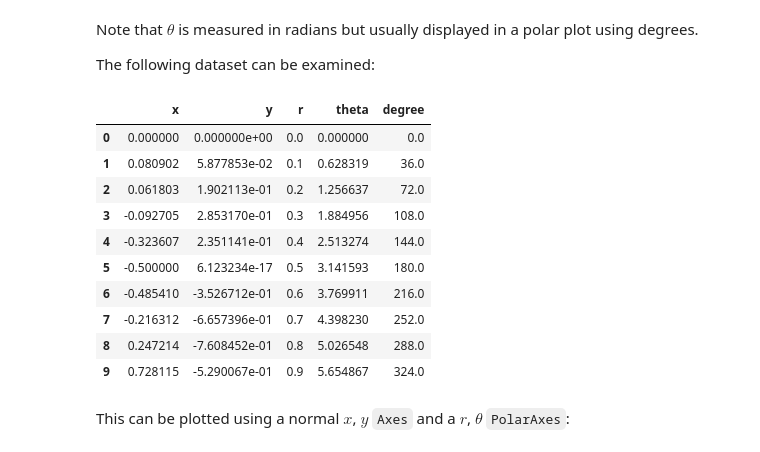
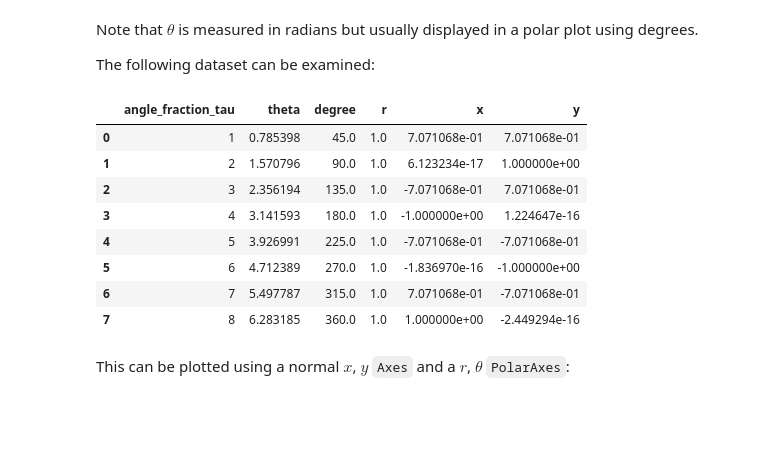
Before and after one commit to PhilipYip1988/python-notebooks, a Jupyter notebook: matplotlib_library/notebook_introduction.ipynb, the cells around one changed output. Saved outputs shown, nothing was run; the diff lists cells and outputs as text; code cells hidden in the pictures; blank space fills up the shorter version.

````diff
--- a/matplotlib_library/notebook_introduction.ipynb
+++ b/matplotlib_library/notebook_introduction.ipynb
@@ -549,25 +551,23 @@ Note that $\theta$ is measured in radians but usually displayed in a polar plot
 
 The following dataset can be examined:
 # %%
-r = np.arange(0, 1, 0.1)
-theta = 2 * np.pi * r
+angle_fraction_tau = np.arange(1, 9, 1)
+theta = (angle_fraction_tau / 8) * math.tau
 degree = np.rad2deg(theta)
-
+r = np.ones((8,))
 y = r * np.sin(theta)
 x = r * np.cos(theta)
 
-pd.DataFrame({'x': x, 'y': y, 'r': r, 'theta': theta, 'degree': degree, })
+pd.DataFrame({'angle_fraction_tau': angle_fraction_tau, 'theta': theta, 'degree': degree, 'r': r, 'x': x, 'y': y})
 # %% [output]
-|  | x | y | r | theta | degree |
-| 0 | 0.000000 | 0.000000e+00 | 0.0 | 0.000000 | 0.0 |
-| 1 | 0.080902 | 5.877853e-02 | 0.1 | 0.628319 | 36.0 |
-| 2 | 0.061803 | 1.902113e-01 | 0.2 | 1.256637 | 72.0 |
-| 3 | -0.092705 | 2.853170e-01 | 0.3 | 1.884956 | 108.0 |
-| 4 | -0.323607 | 2.351141e-01 | 0.4 | 2.513274 | 144.0 |
-| 5 | -0.500000 | 6.123234e-17 | 0.5 | 3.141593 | 180.0 |
-| 6 | -0.485410 | -3.526712e-01 | 0.6 | 3.769911 | 216.0 |
-| 7 | -0.216312 | -6.657396e-01 | 0.7 | 4.398230 | 252.0 |
-| 8 | 0.247214 | -7.608452e-01 | 0.8 | 5.026548 | 288.0 |
-| 9 | 0.728115 | -5.290067e-01 | 0.9 | 5.654867 | 324.0 |
+|  | angle_fraction_tau | theta | degree | r | x | y |
+| 0 | 1 | 0.785398 | 45.0 | 1.0 | 7.071068e-01 | 7.071068e-01 |
+| 1 | 2 | 1.570796 | 90.0 | 1.0 | 6.123234e-17 | 1.000000e+00 |
+| 2 | 3 | 2.356194 | 135.0 | 1.0 | -7.071068e-01 | 7.071068e-01 |
+| 3 | 4 | 3.141593 | 180.0 | 1.0 | -1.000000e+00 | 1.224647e-16 |
+| 4 | 5 | 3.926991 | 225.0 | 1.0 | -7.071068e-01 | -7.071068e-01 |
+| 5 | 6 | 4.712389 | 270.0 | 1.0 | -1.836970e-16 | -1.000000e+00 |
+| 6 | 7 | 5.497787 | 315.0 | 1.0 | 7.071068e-01 | -7.071068e-01 |
+| 7 | 8 | 6.283185 | 360.0 | 1.0 | 1.000000e+00 | -2.449294e-16 |
 # %% [markdown]
 This can be plotted using a normal $x$, $y$ ```Axes``` and a $r$, $\theta$ ```PolarAxes```:
````
Also changed, not shown: parts of 51 cells of this notebook.
